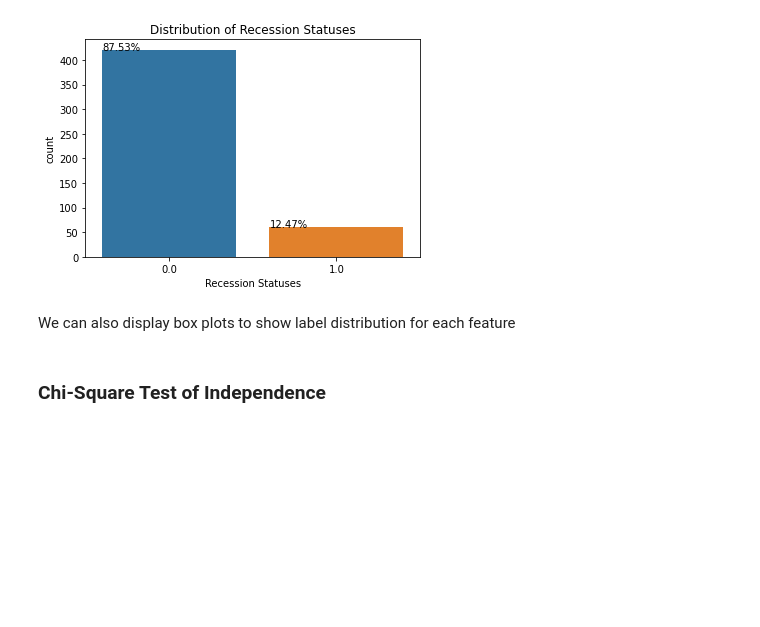
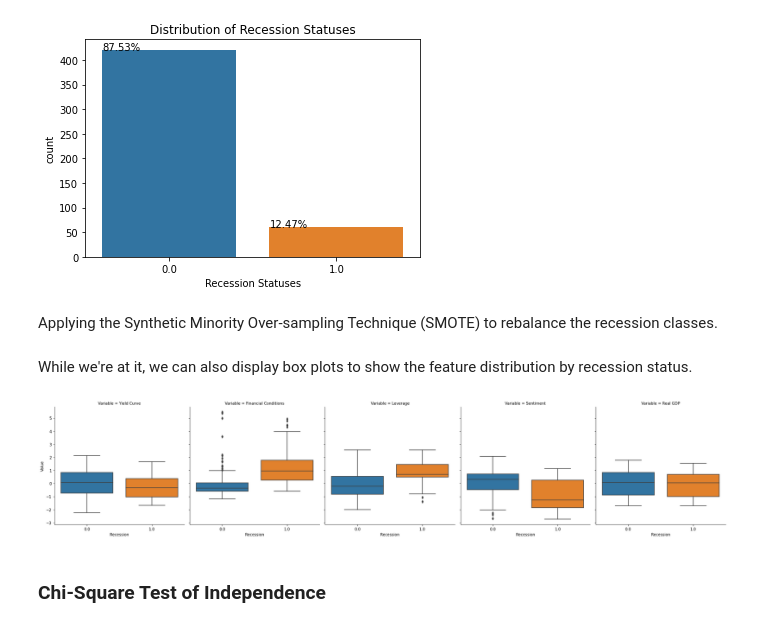
Before and after one commit to lykjohn/UChicago-Summer-Session-2022, a Jupyter notebook: Week1/Week 1 Lecture Source Code.ipynb, the cells around one changed output. Drawn from its saved outputs; the diff is of its cells as text; code cells hidden in the pictures; blank space fills up the shorter version.

```diff
--- a/Week1/Week 1 Lecture Source Code.ipynb
+++ b/Week1/Week 1 Lecture Source Code.ipynb
@@ -197,7 +197,7 @@ FEATURES = VAR_NAMES[1:]
 # what we are predicting - the recession status
 LABEL = VAR_NAMES[0]
 # variable display
-VAR_DISPLAY = ['Recession', 'Yield Curve', 'Financial Conditions', 'Leverage', 'Sentiment', 'GDPC1']
+VAR_DISPLAY = ['Recession', 'Yield Curve', 'Financial Conditions', 'Leverage', 'Sentiment', 'Real GDP']
 col_dict = dict(zip(VAR_NAMES, VAR_DISPLAY))
 # putting them all into one dataframe
 econ = (pdr.DataReader(INDICATORS, 'fred', 1980, 2022)
@@ -279,13 +279,17 @@ for p in ax.patches:
         ax.annotate(percentage, (x_coord, y_coord))
 # %% [output]
 [figure]
+# %% [markdown]
+Applying the Synthetic Minority Over-sampling Technique (SMOTE) to rebalance the recession classes.
 # %% [markdown]
-We can also display box plots to show label distribution for each feature
+While we're at it, we can also display box plots to show the feature distribution by recession status.
 # %%
-data[label] = data[label].shift(-12)
-data = data.dropna()
-data_ = pd.melt(data.rename(columns=col_dict), id_vars='Recession').rename(columns=str.capitalize)
-g = sns.catplot(x='Recession', y='Value', col='Variable', data=data_, kind='box');
+# reshape the full data set into variable-value pairs
+econ_ = pd.melt(econ.rename(columns=col_dict), id_vars='Recession').rename(columns=str.capitalize)
+# display box plots to show the feature distribution by recession status
+g = sns.catplot(x='Recession', y='Value', col='Variable', data=econ_, kind='box')
+# %% [output]
+[figure, added]
 # %% [markdown]
 <h3>Chi-Square Test of Independence</h3>
 # %% [markdown]
```
Also changed, not shown: 1 other file.
